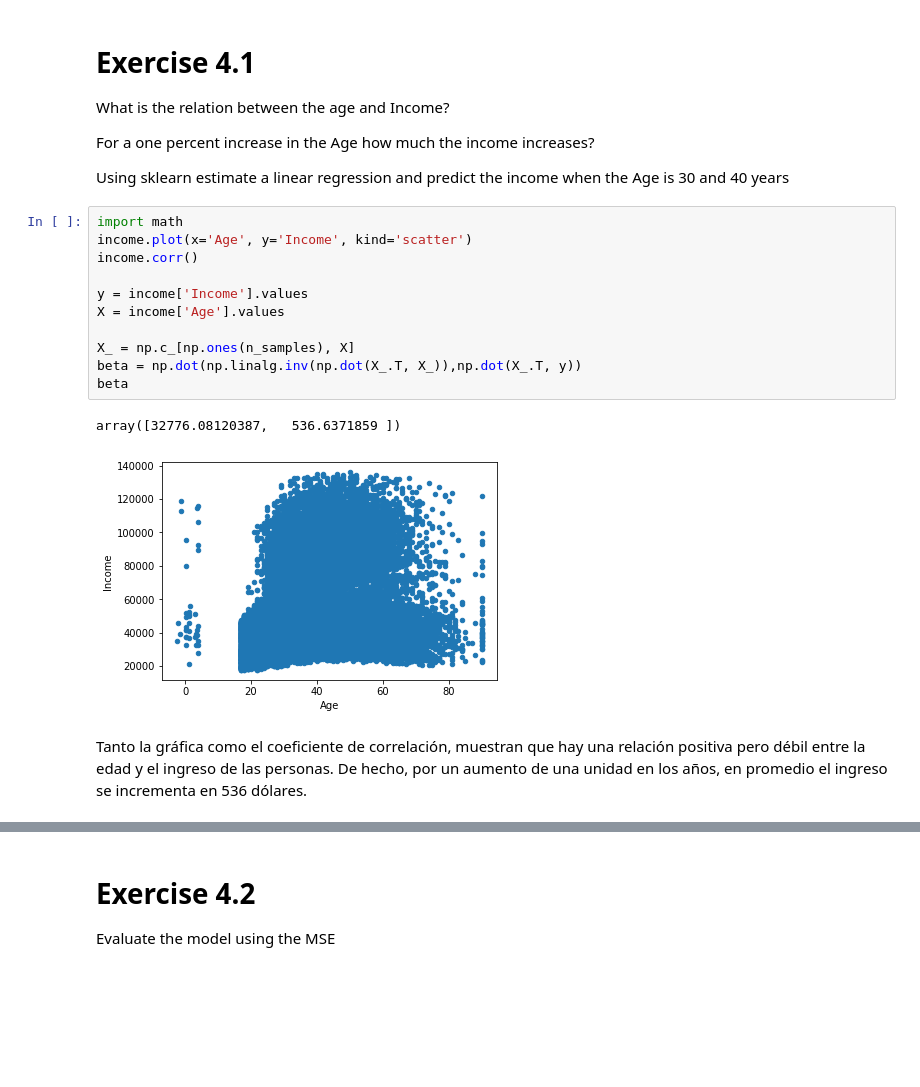
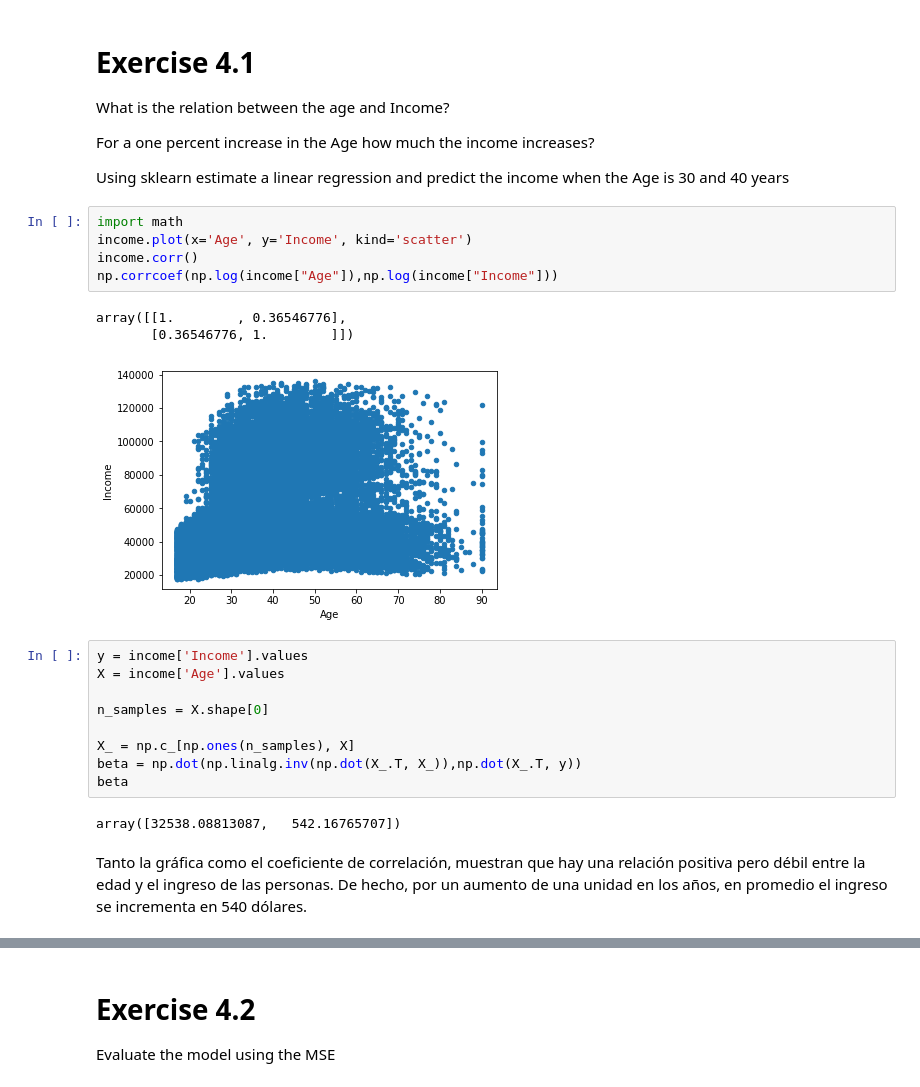
Before and after one commit to Crissierra94/Ejercicios-Machine-Laerning, a Jupyter notebook: E4-[c.sierra10].ipynb, the cells around one changed output, grey strips where cells are left out. Cells and saved outputs as stored; diff of their text form; blank space fills up the shorter version.

```diff
--- a/E4-[c.sierra10].ipynb
+++ b/E4-[c.sierra10].ipynb
@@ -45,22 +45,28 @@ What is the relation between the age and Income?
 For a one percent increase in the Age how much the income increases?
 
 Using sklearn estimate a linear regression and predict the income when the Age is 30 and 40 years
+# %%
+import math
+income.plot(x='Age', y='Income', kind='scatter')
+income.corr()
+np.corrcoef(np.log(income["Age"]),np.log(income["Income"]))
+# %% [output]
+array([[1.        , 0.36546776],
+       [0.36546776, 1.        ]])
+[figure, added]
 # %%
-import math
-income.plot(x='Age', y='Income', kind='scatter')
-income.corr()
-
 y = income['Income'].values
 X = income['Age'].values
+
+n_samples = X.shape[0]
 
 X_ = np.c_[np.ones(n_samples), X]
 beta = np.dot(np.linalg.inv(np.dot(X_.T, X_)),np.dot(X_.T, y))
 beta
 # %% [output]
-array([32776.08120387,   536.6371859 ])
+array([32538.08813087,   542.16765707])
-[figure, removed]
 # %% [markdown]
-Tanto la gráfica como el coeficiente de correlación, muestran que hay una relación positiva pero débil entre la edad y el ingreso de las personas. De hecho, por un aumento de una unidad en los años, en promedio el ingreso se incrementa en 536 dólares.
+Tanto la gráfica como el coeficiente de correlación, muestran que hay una relación positiva pero débil entre la edad y el ingreso de las personas. De hecho, por un aumento de una unidad en los años, en promedio el ingreso se incrementa en 540 dólares.
 # %%
 from sklearn.linear_model import LinearRegression
 
```
Also changed, not shown: parts of 4 cells of this notebook.
